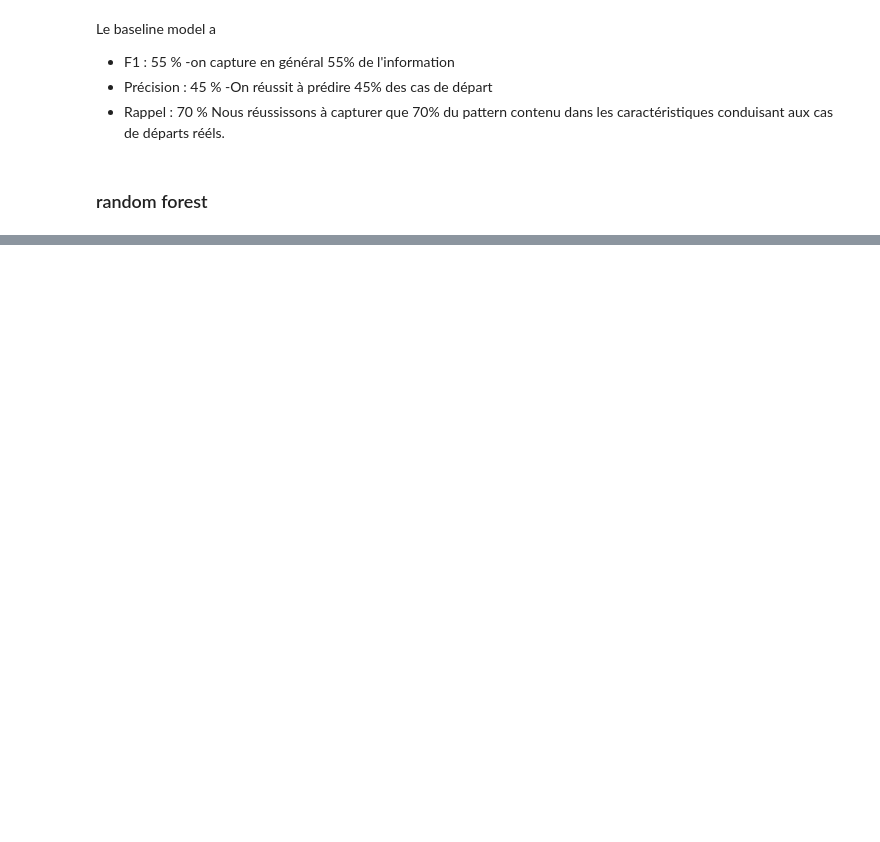
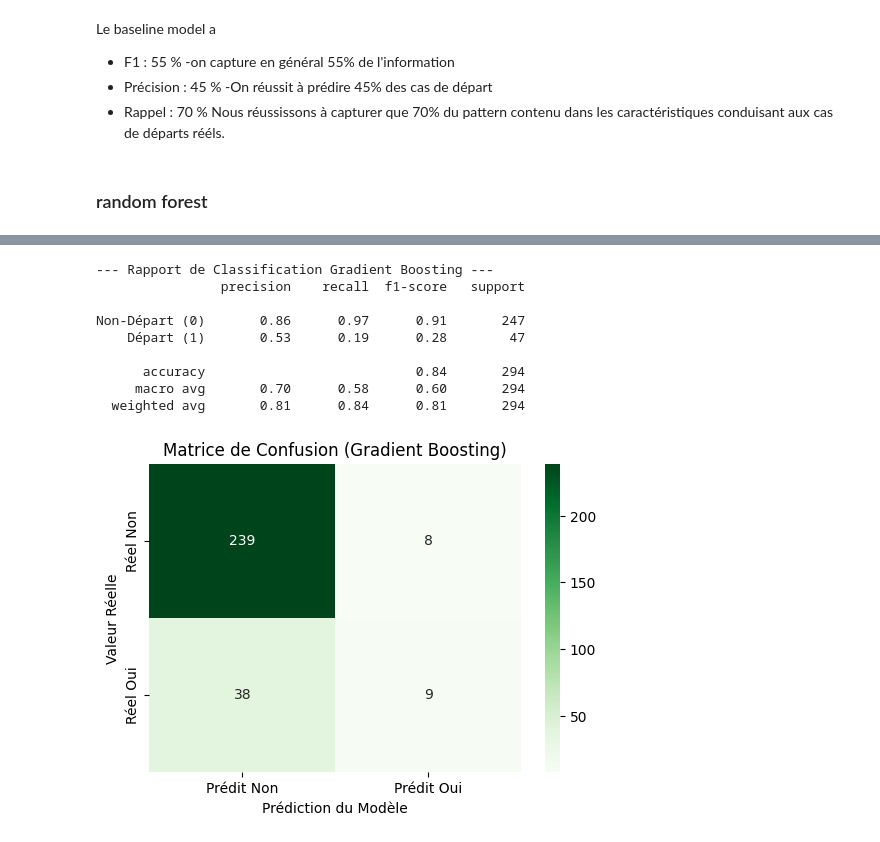
Before and after one commit to AIEngOc2025/Projet4, a Jupyter notebook: Developpement/classification_informations.ipynb, the cells around one changed output, grey strips where cells are left out. Cells and saved outputs as stored; diff of their text form; code cells hidden in the pictures; blank space fills up the shorter version.

```diff
--- a/Developpement/classification_informations.ipynb
+++ b/Developpement/classification_informations.ipynb
@@ -615,0 +668,47 @@ TODO
+# %%
+import pandas as pd
+import numpy as np
+from sklearn.model_selection import train_test_split
+from sklearn.preprocessing import StandardScaler, OneHotEncoder
+from sklearn.compose import ColumnTransformer
+from sklearn.ensemble import GradientBoostingClassifier # Changement de modèle
+from sklearn.metrics import classification_report, confusion_matrix
+import matplotlib.pyplot as plt
+import seaborn as sns
+
+
+
+
+# --- 2. Entraînement et Évaluation du GBM ---
+# Utilisation de paramètres de base pour un premier essai rapide
+model_gbm = GradientBoostingClassifier(n_estimators=100, learning_rate=0.1, max_depth=3, random_state=42)
+model_gbm.fit(X_train_transformed, y_train)
+
+# Prédiction
+y_pred_gbm = model_gbm.predict(X_test_transformed)
+
+# Rapport de Classification
+print("--- Rapport de Classification Gradient Boosting ---")
+print(classification_report(y_test, y_pred_gbm, target_names=['Non-Départ (0)', 'Départ (1)']))
+
+# Matrice de Confusion
+cm_gbm = confusion_matrix(y_test, y_pred_gbm)
+plt.figure(figsize=(6, 4))
+sns.heatmap(cm_gbm, annot=True, fmt='d', cmap='Greens',
+            xticklabels=['Prédit Non', 'Prédit Oui'],
+            yticklabels=['Réel Non', 'Réel Oui'])
+plt.ylabel('Valeur Réelle')
+plt.xlabel('Prédiction du Modèle')
+plt.title('Matrice de Confusion (Gradient Boosting)')
+plt.savefig('confusion_matrix_gbm.png')
+# %% [output]
+--- Rapport de Classification Gradient Boosting ---
+                precision    recall  f1-score   support
+
+Non-Départ (0)       0.86      0.97      0.91       247
+    Départ (1)       0.53      0.19      0.28        47
+
+      accuracy                           0.84       294
+     macro avg       0.70      0.58      0.60       294
+  weighted avg       0.81      0.84      0.81       294
+[figure, added]
```
Also changed, not shown: parts of 8 cells of this notebook.
